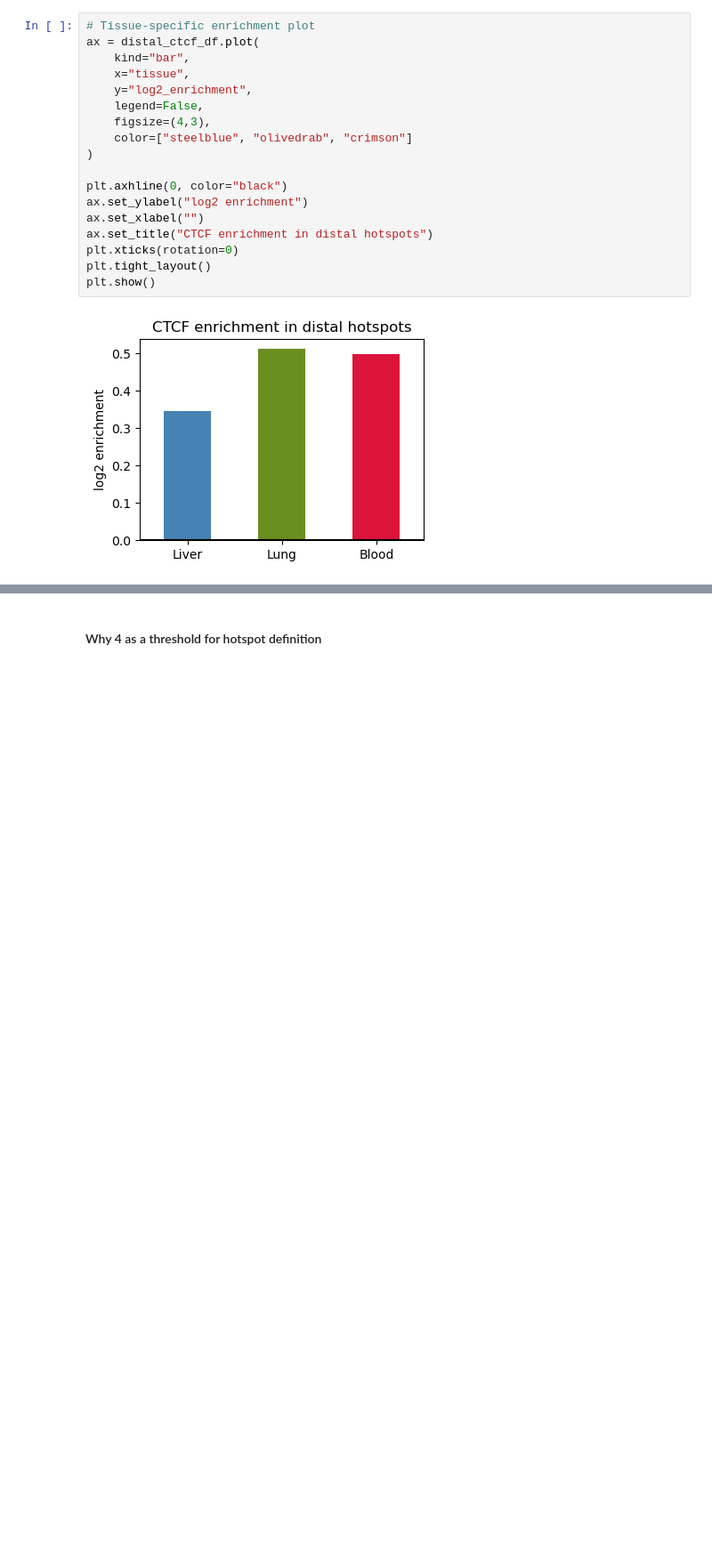
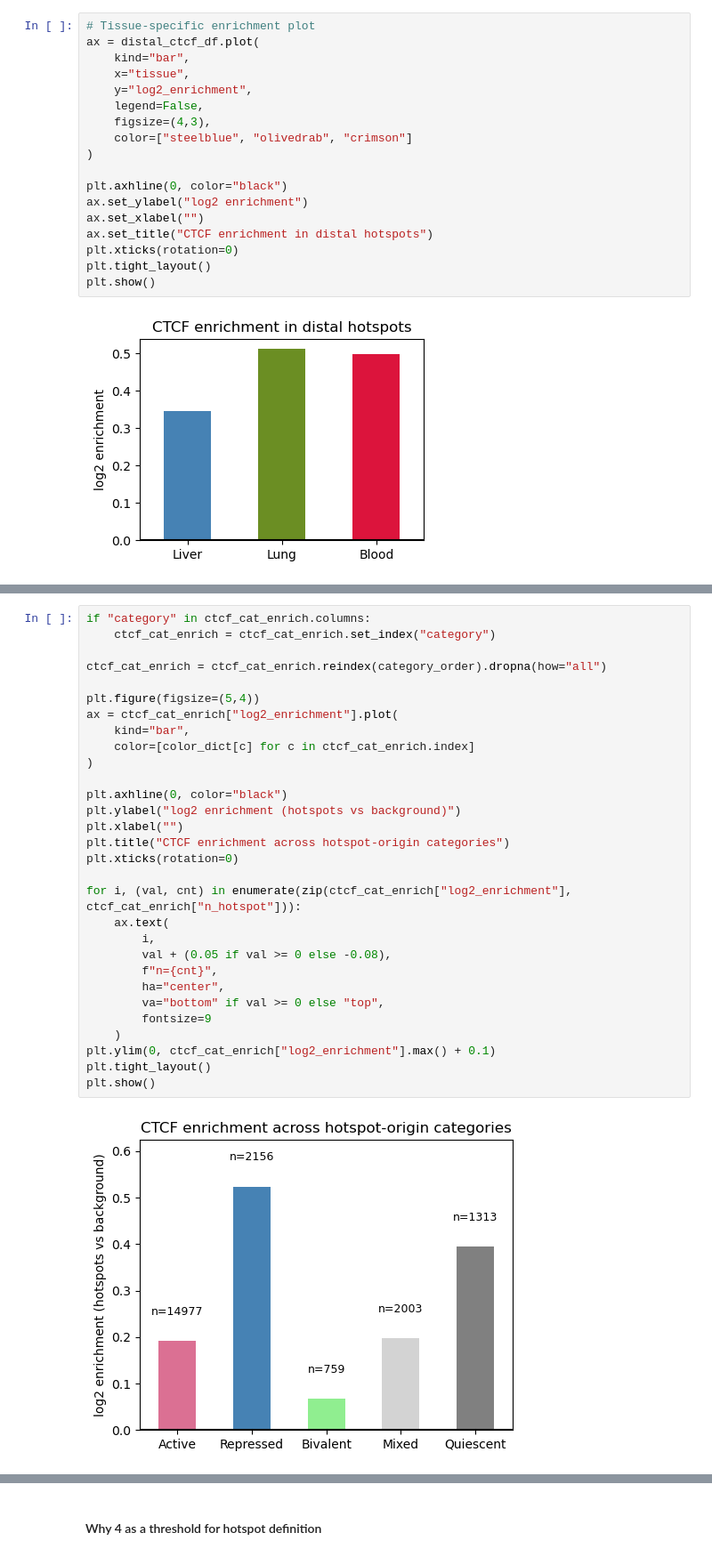
Before and after one commit to caocao0525/HERV, a Jupyter notebook: herv_all_hotspot_analysis.ipynb, the cells around one changed output, grey strips where cells are left out. Shown at 89% size. Drawn from its saved outputs; the diff is of its cells as text; blank space fills up the shorter version.

```diff
--- a/herv_all_hotspot_analysis.ipynb
+++ b/herv_all_hotspot_analysis.ipynb
@@ -1435,0 +1563,32 @@ plt.show()
+# %%
+if "category" in ctcf_cat_enrich.columns:
+    ctcf_cat_enrich = ctcf_cat_enrich.set_index("category")
+
+ctcf_cat_enrich = ctcf_cat_enrich.reindex(category_order).dropna(how="all")
+
+plt.figure(figsize=(5,4))
+ax = ctcf_cat_enrich["log2_enrichment"].plot(
+    kind="bar",
+    color=[color_dict[c] for c in ctcf_cat_enrich.index]
+)
+
+plt.axhline(0, color="black")
+plt.ylabel("log2 enrichment (hotspots vs background)")
+plt.xlabel("")
+plt.title("CTCF enrichment across hotspot-origin categories")
+plt.xticks(rotation=0)
+
+for i, (val, cnt) in enumerate(zip(ctcf_cat_enrich["log2_enrichment"], ctcf_cat_enrich["n_hotspot"])):
+    ax.text(
+        i,
+        val + (0.05 if val >= 0 else -0.08),
+        f"n={cnt}",
+        ha="center",
+        va="bottom" if val >= 0 else "top",
+        fontsize=9
+    )
+plt.ylim(0, ctcf_cat_enrich["log2_enrichment"].max() + 0.1)
+plt.tight_layout()
+plt.show()
+# %% [output]
+[figure, added]
```
Also changed, not shown: parts of 7 cells of this notebook.
